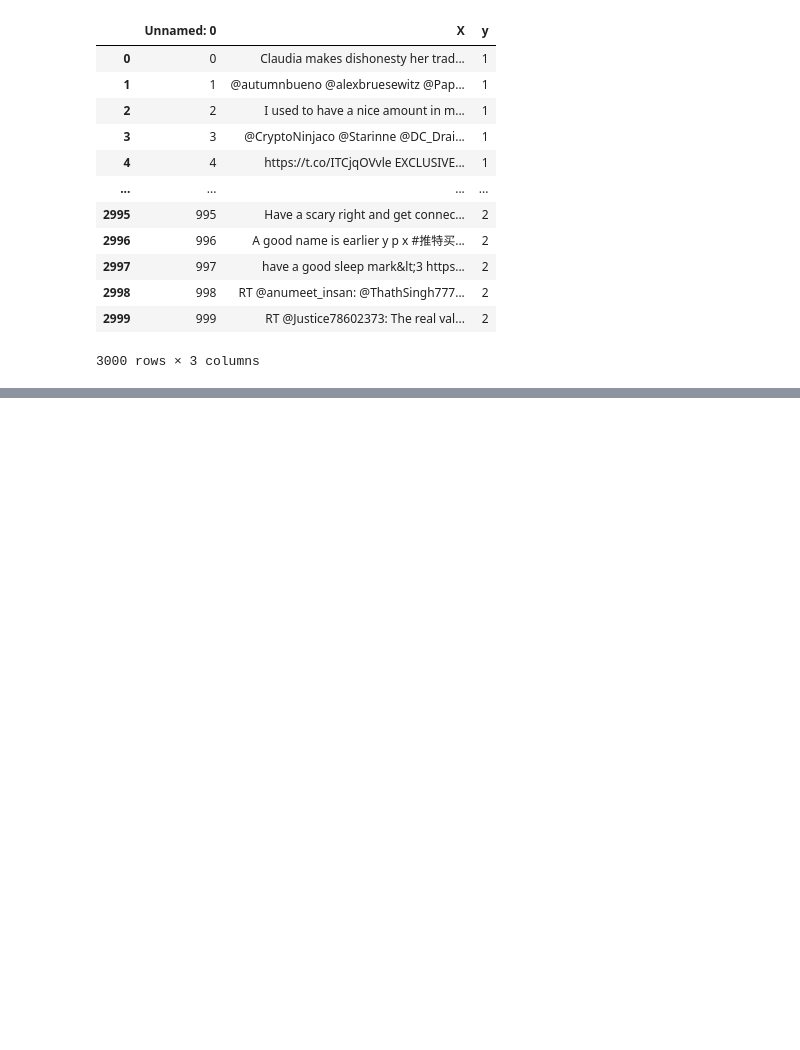
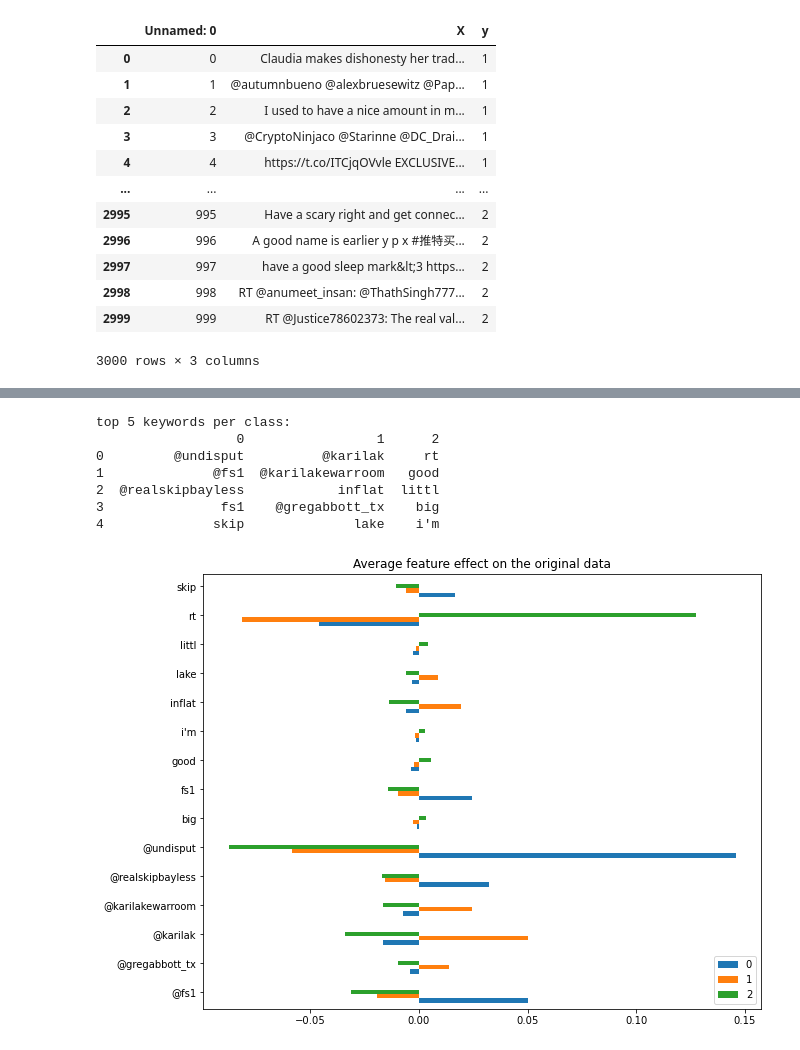
Before and after one commit to giemsei/dssc-ml, a Jupyter notebook: preprocessing.ipynb, the cells around one changed output, grey strips where cells are left out. Drawn from its saved outputs; the diff is of its cells as text; code cells hidden in the pictures; blank space fills up the shorter version.

```diff
--- a/preprocessing.ipynb
+++ b/preprocessing.ipynb
@@ -50,0 +154,5 @@ df.drop_duplicates(subset='X', keep='first', inplace=False)
+# %%
+from sklearn.ensemble import RandomForestClassifier
+
+# fit a Random Forest model
+clf_forest = RandomForestClassifier(n_estimators=100)
@@ -50,0 +161,13 @@ df.drop_duplicates(subset='X', keep='first', inplace=False)
+# %%
+from sklearn.model_selection import cross_val_score
+from sklearn.metrics import accuracy_score
+
+# plot CV results
+scores = cross_val_score(clf_forest, X_train, y_train, cv=5, scoring='accuracy')
+display("Cross Validation scores")
+i=1
+for a in scores:
+    display("Accuracy cv=" + str(i) + ": " + str(round(a*100, 2)))
+    i = i+1
+
+display("Accuracy MEAN: "+str(round(scores.mean(),2)*100))
@@ -50,0 +201,62 @@ df.drop_duplicates(subset='X', keep='first', inplace=False)
+# %%
+from sklearn.linear_model import RidgeClassifier
+
+clf = RidgeClassifier(tol=1e-2, solver="sparse_cg")
+clf.fit(X_train, y_train)
+
+def plot_feature_effects():
+    # learned coefficients weighted by frequency of appearance
+    average_feature_effects = clf.coef_ * np.asarray(X_train.mean(axis=0)).ravel()
+
+
+    for i, label in enumerate(target_names):
+        top5 = np.argsort(average_feature_effects[i])[-5:][::-1]
+
+        if i == 0:
+            top = pd.DataFrame(feature_names[top5], columns=[label])
+            top_indices = top5
+        else:
+            top[label] = feature_names[top5]
+            top_indices = np.concatenate((top_indices, top5), axis=None)
+    top_indices = np.unique(top_indices)
+    predictive_words = feature_names[top_indices]
+
+    # plot feature effects
+    bar_size = 0.25
+    padding = 0.75
+    y_locs = np.arange(len(top_indices)) * (4 * bar_size + padding)
+
+    fig, ax = plt.subplots(figsize=(10, 8))
+    for i, label in enumerate(target_names):
+        ax.barh(
+            y_locs + (i - 2) * bar_size,
+            average_feature_effects[i, top_indices],
+            height=bar_size,
+            label=label,
+        )
+    ax.set(
+        yticks=y_locs,
+        yticklabels=predictive_words,
+        ylim=[
+            0 - 4 * bar_size,
+            len(top_indices) * (4 * bar_size + padding) - 4 * bar_size,
+        ],
+    )
+    ax.legend(loc="lower right")
+
+    print("top 5 keywords per class:")
+    print(top)
+
+    return ax
+
+
+_ = plot_feature_effects().set_title("Average feature effect on the original data")
+# %% [output]
+top 5 keywords per class:
+                  0                 1      2
+0         @undisput          @karilak     rt
+1              @fs1  @karilakewarroom   good
+2  @realskipbayless            inflat  littl
+3               fs1    @gregabbott_tx    big
+4              skip              lake    i'm
+[figure, added]
```
Also changed, not shown: parts of 24 cells of this notebook.
